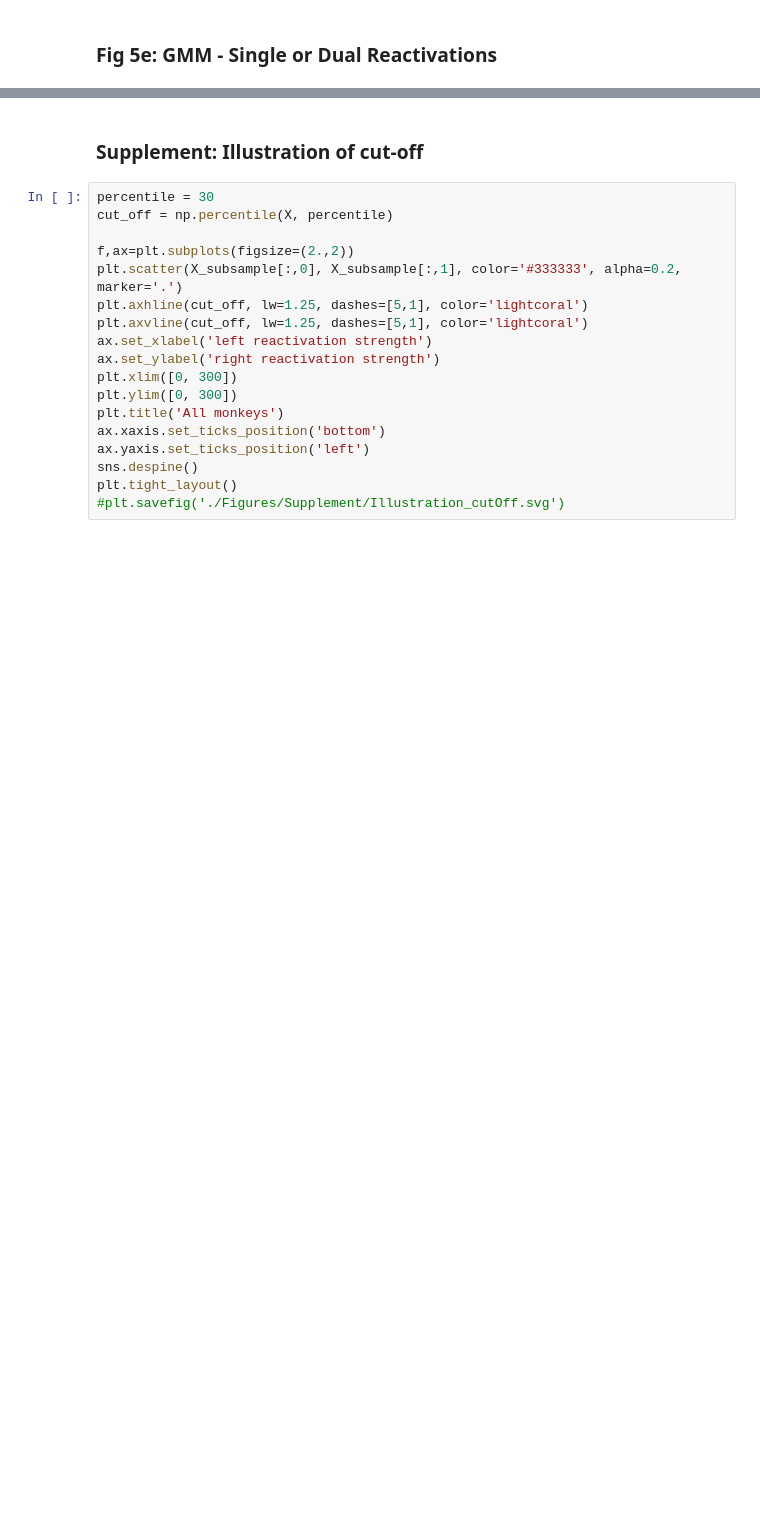
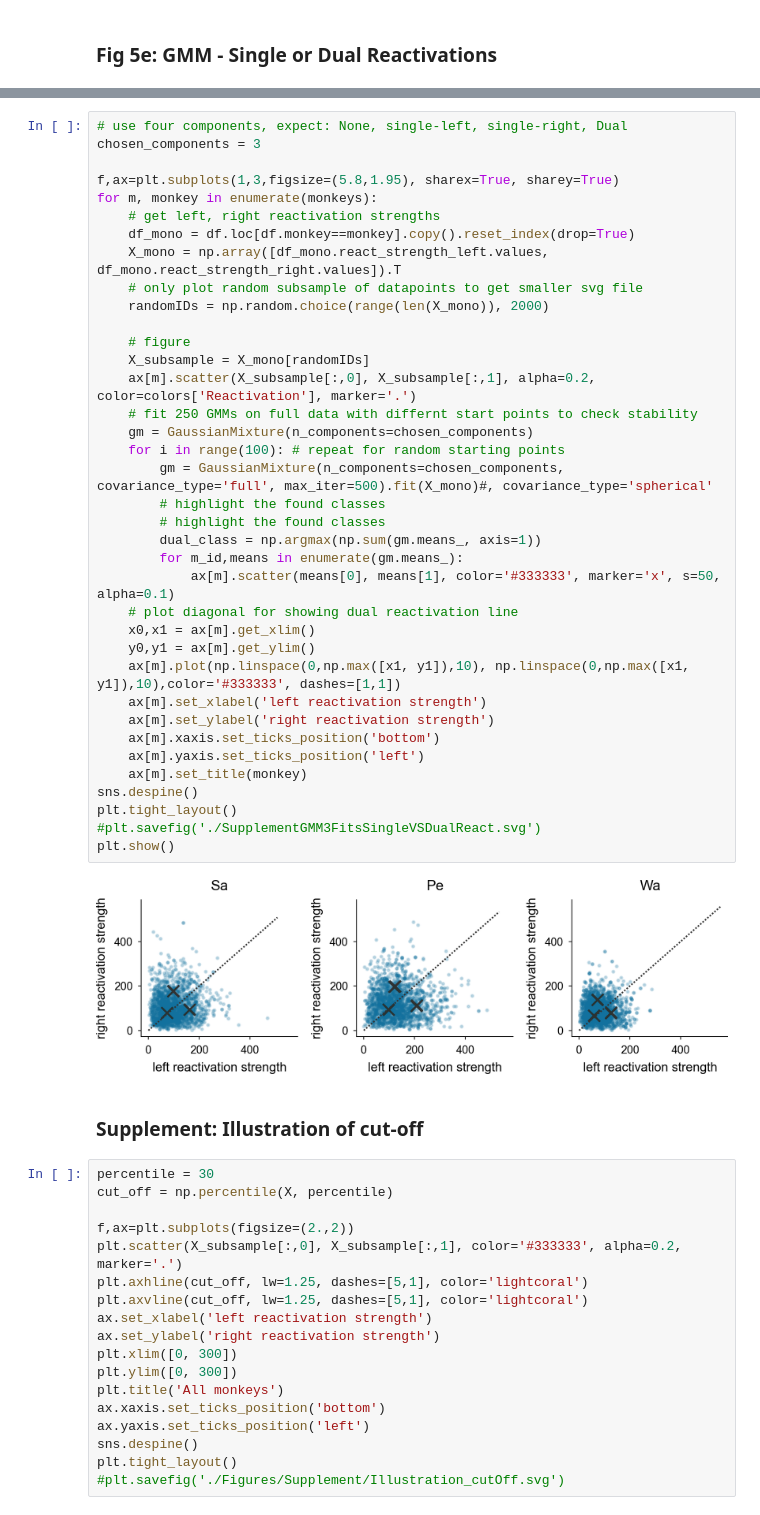
Before and after one commit to comptelab/RedundantPrefrontalHemispheres, a Jupyter notebook: Figure5/Figure5.ipynb, the cells around one changed output, grey strips where cells are left out. Drawn from its saved outputs; the diff is of its cells as text; blank space fills up the shorter version.

```diff
--- a/Figure5/Figure5.ipynb
+++ b/Figure5/Figure5.ipynb
@@ -1336,3 +1438,42 @@ plt.show()
+# %%
+# use four components, expect: None, single-left, single-right, Dual
+chosen_components = 3
+
+f,ax=plt.subplots(1,3,figsize=(5.8,1.95), sharex=True, sharey=True)
+for m, monkey in enumerate(monkeys):
+    # get left, right reactivation strengths
+    df_mono = df.loc[df.monkey==monkey].copy().reset_index(drop=True)
+    X_mono = np.array([df_mono.react_strength_left.values, df_mono.react_strength_right.values]).T
+    # only plot random subsample of datapoints to get smaller svg file
+    randomIDs = np.random.choice(range(len(X_mono)), 2000)
+
+    # figure
+    X_subsample = X_mono[randomIDs]
+    ax[m].scatter(X_subsample[:,0], X_subsample[:,1], alpha=0.2, color=colors['Reactivation'], marker='.')
+    # fit 250 GMMs on full data with differnt start points to check stability
+    gm = GaussianMixture(n_components=chosen_components)
+    for i in range(100): # repeat for random starting points
+        gm = GaussianMixture(n_components=chosen_components, covariance_type='full', max_iter=500).fit(X_mono)#, covariance_type='spherical'
+        # highlight the found classes
+        # highlight the found classes
+        dual_class = np.argmax(np.sum(gm.means_, axis=1))
+        for m_id,means in enumerate(gm.means_):
+            ax[m].scatter(means[0], means[1], color='#333333', marker='x', s=50, alpha=0.1)
+    # plot diagonal for showing dual reactivation line
+    x0,x1 = ax[m].get_xlim()
+    y0,y1 = ax[m].get_ylim()
+    ax[m].plot(np.linspace(0,np.max([x1, y1]),10), np.linspace(0,np.max([x1, y1]),10),color='#333333', dashes=[1,1])
+    ax[m].set_xlabel('left reactivation strength')
+    ax[m].set_ylabel('right reactivation strength')
+    ax[m].xaxis.set_ticks_position('bottom')
+    ax[m].yaxis.set_ticks_position('left')
+    ax[m].set_title(monkey)
+sns.despine()
+plt.tight_layout()
+#plt.savefig('./SupplementGMM3FitsSingleVSDualReact.svg')
+plt.show()
+# %% [output]
+[figure, added]
 # %% [markdown]
 ### Supplement: Illustration of cut-off
 # %%
```
Also changed, not shown: parts of 15 cells of this notebook, 2 other files.
